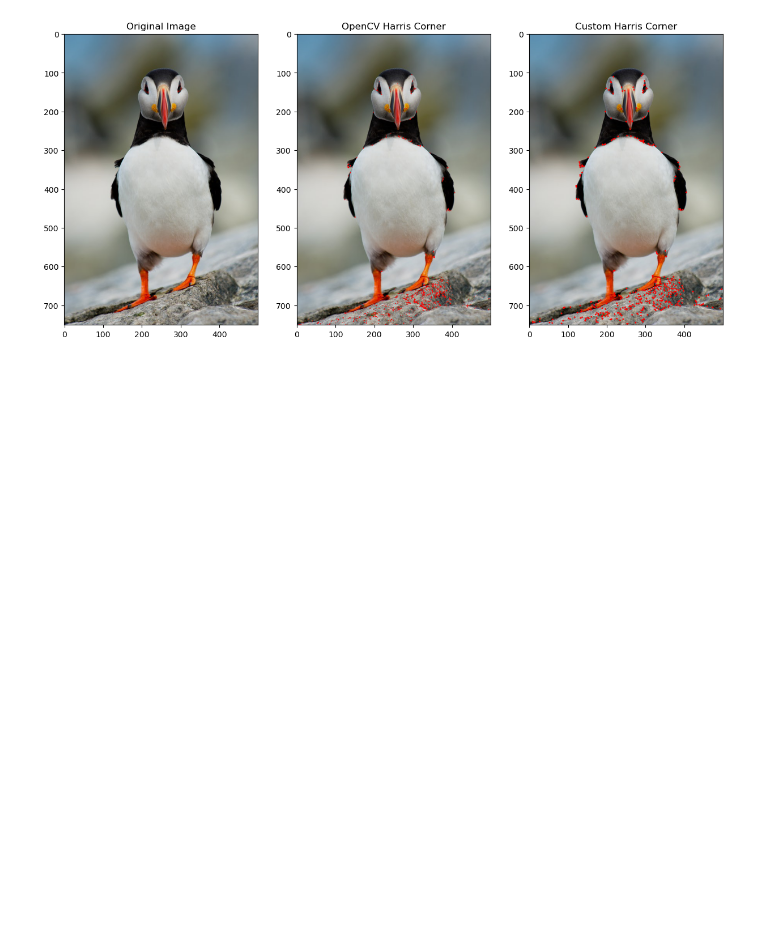
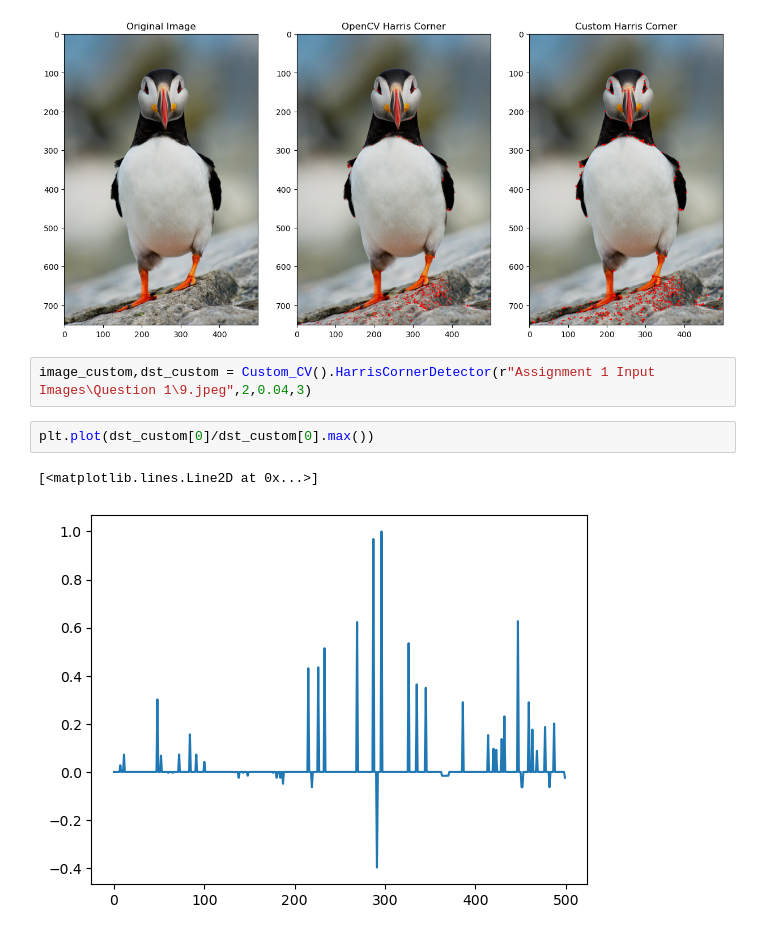
Before and after one commit to KhadgaA/Camera-Calibration-and-Stereo, a Jupyter notebook: trial.ipynb, the cells around one changed output. Saved outputs shown, nothing was run; the diff lists cells and outputs as text; blank space fills up the shorter version.

```diff
--- a/trial.ipynb
+++ b/trial.ipynb
@@ -167,3 +167,10 @@ Compare_Harris_opencv(r'C:\Users\KHADGA JYOTH ALLI\Desktop\programming\Class Wor
 [figure]
 [figure]
 [figure]
+# %%
+image_custom,dst_custom = Custom_CV().HarrisCornerDetector(r"Assignment 1 Input Images\Question 1\9.jpeg",2,0.04,3)
+# %%
+plt.plot(dst_custom[0]/dst_custom[0].max())
+# %% [output]
+[<matplotlib.lines.Line2D at 0x...>]
+[figure, added]
```
Also changed, not shown: 1 other file.
